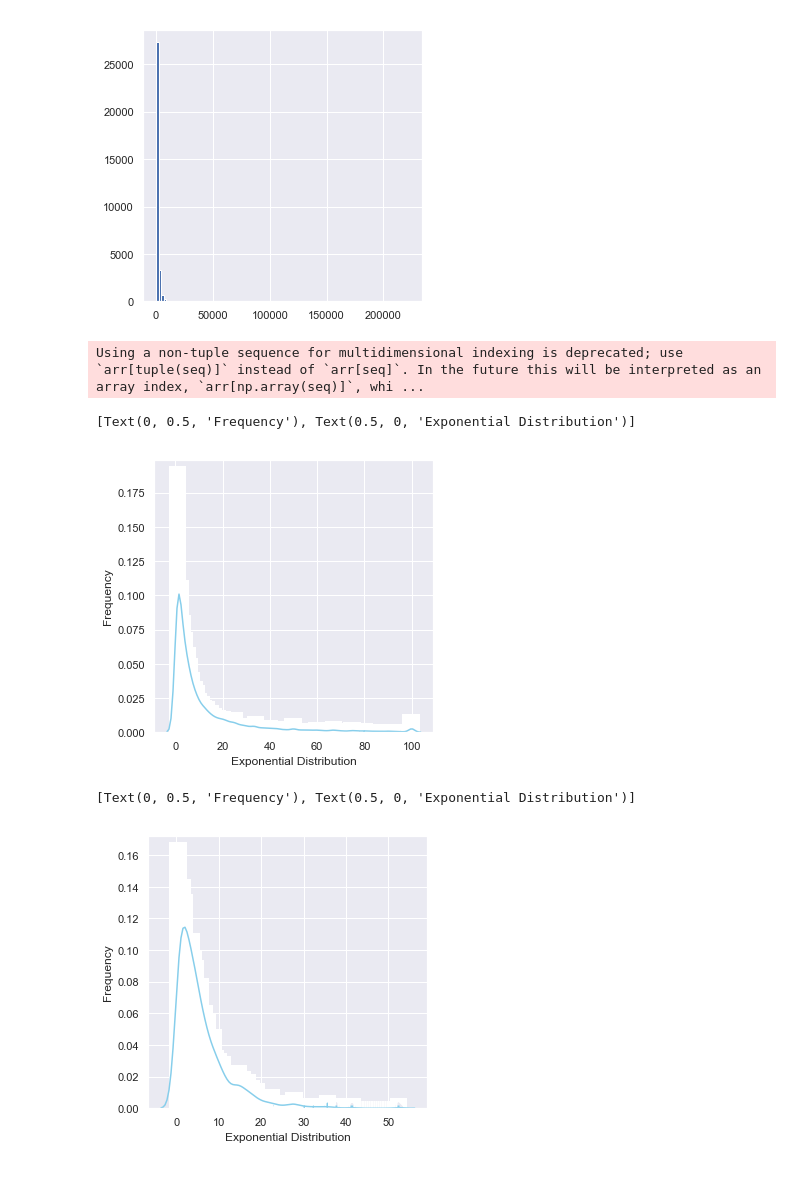
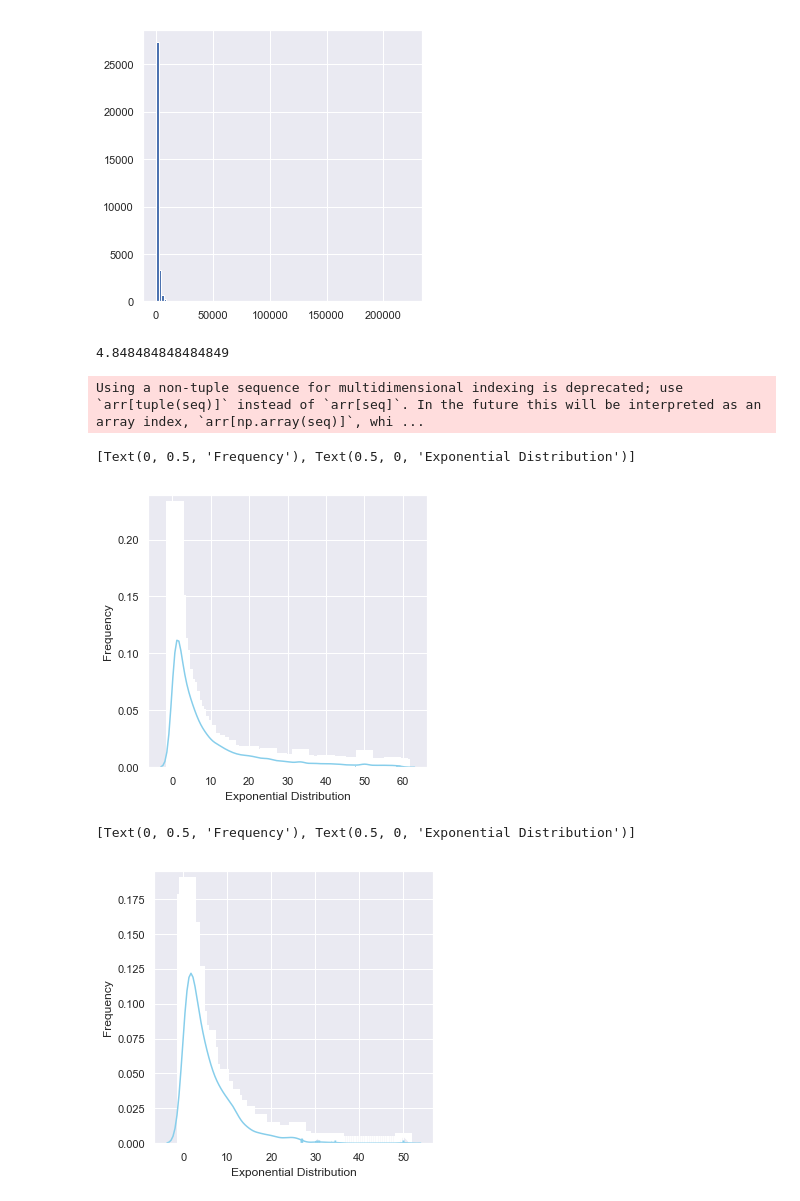
Before and after one commit to magrathj/Airbnb_Analysis, a Jupyter notebook: Airbnb_Analysis.ipynb, the cells around one changed output. Saved outputs shown, nothing was run; the diff lists cells and outputs as text; code cells hidden in the pictures.

```diff
--- a/Airbnb_Analysis.ipynb
+++ b/Airbnb_Analysis.ipynb
@@ -291,28 +291,31 @@ Name: income, dtype: float64
 # %%
 # distrbution of useage
 #df['useage'].hist(bins=100);
-ax = sns.distplot(df['useage'],
+data =  df[df['useage'] < 60]
+print(df[df['useage'] < 60].useage.median())
+ax = sns.distplot(data['useage'],
                   kde=True,
                   bins=100,
                   color='skyblue',
                   hist_kws={"linewidth": 15,'alpha':1})
 ax.set(xlabel='Exponential Distribution', ylabel='Frequency')
 # %% [output]
-Using a non-tuple sequence for multidimensional indexing is deprecated; use `arr[tuple(seq)]` instead of `arr[seq]`. In the future this will be interpreted as an array index, `arr[np.array(seq)]`, whi ...
+4.848484848484849
-[Text(0, 0.5, 'Frequency'), Text(0.5, 0, 'Exponential Distribution')]
+Using a non-tuple sequence for multidimensional indexing is deprecated; use `arr[tuple(seq)]` instead of `arr[seq]`. In the future this will be interpreted as an array index, `arr[np.array(seq)]`, whi ...
+[Text(0, 0.5, 'Frequency'), Text(0.5, 0, 'Exponential Distribution')]
-[figure, old version]
+[figure, new version]
 # %%
 # fitting a expontial distrbution to useage
-data_expon = expon.rvs(scale=6, loc=0, size=1000)
+data_expon = expon.rvs(scale=5.5, loc=0, size=1000)
 ax = sns.distplot(data_expon,
                   kde=True,
                   bins=100,
                   color='skyblue',
                   hist_kws={"linewidth": 15,'alpha':1})
 ax.set(xlabel='Exponential Distribution', ylabel='Frequency')
 # %% [output]
 [Text(0, 0.5, 'Frequency'), Text(0.5, 0, 'Exponential Distribution')]
-[figure, old version]
+[figure, new version]
 # %%
 # fitting a gamma distrbution to useage
 data_gamma = gamma.rvs(a=20, size=10000)
```
Also changed, not shown: parts of 2 cells of this notebook, 1 other file.
